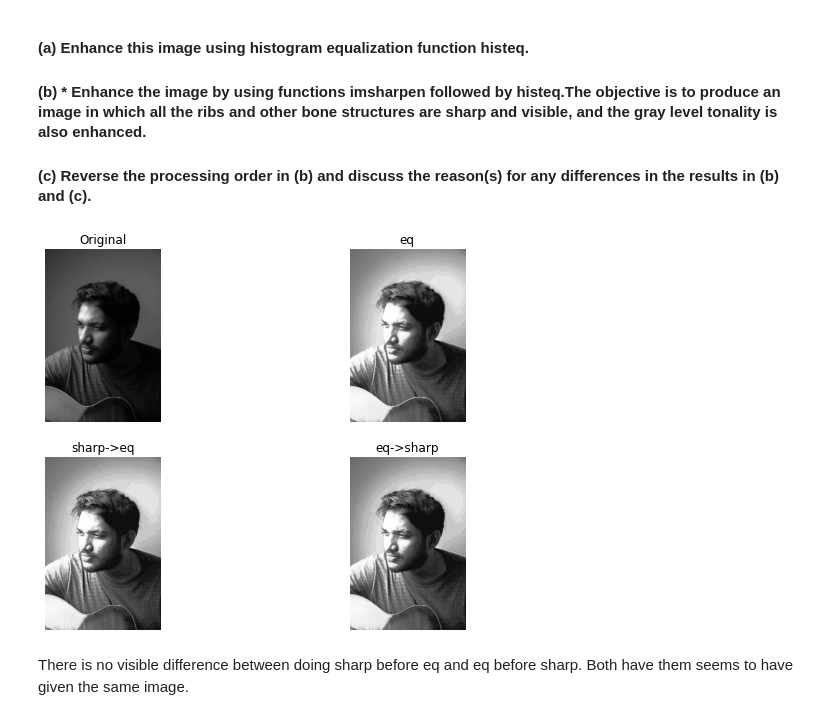
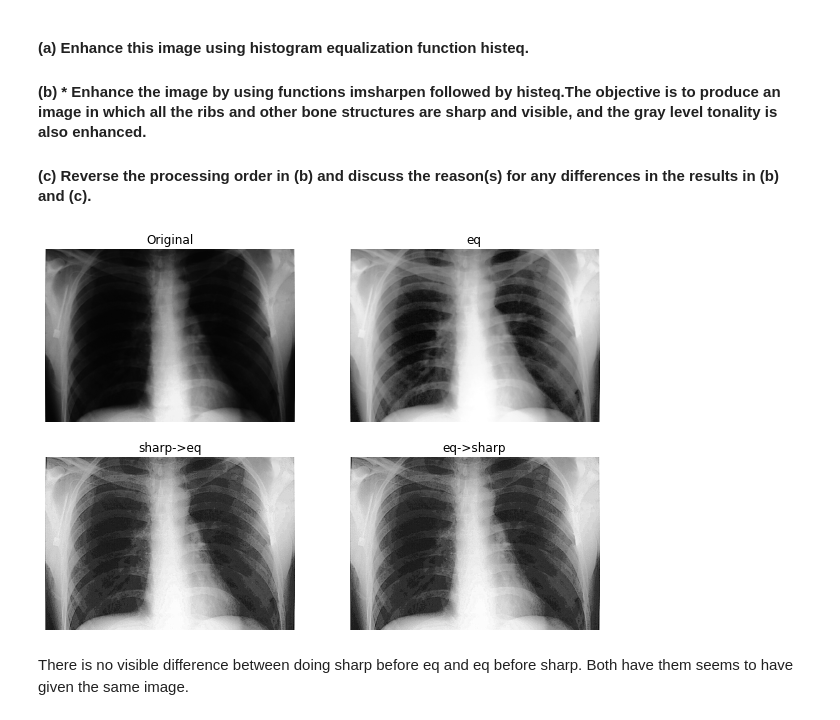
Before and after one commit to thinkGrow/cs420-image-processing, a Jupyter notebook: quiz1/quiz1_cs420_1721088.ipynb, the cells around one changed output. Cells and saved outputs as stored; diff of their text form; code cells hidden in the pictures.

```diff
--- a/quiz1/quiz1_cs420_1721088.ipynb
+++ b/quiz1/quiz1_cs420_1721088.ipynb
@@ -12,10 +12,11 @@ from skimage.io import imread, imsave
 from PIL import Image, ImageChops, ImageFilter, ImageOps
 # %%
 im1 = Image.open('chestXray-dark.tif')
+im1_x_cv = cv2.imread('chestXray-dark.tif',0)
 im = Image.open('rubait.jpg')
+im1_cv = cv2.imread('rubait.jpg',0)
 im1_np = np.asarray(im1)
 im1.save("chestXray-dark-jpg.jpg")
-im1_cv = cv2.imread('rubait.jpg',0)
 # %%
 imgplot = plt.imshow(im, 'gray')
 # %% [output]
@@ -240,7 +241,7 @@ plt.title("Inverse");
 #### (c) Reverse the processing order in (b) and discuss the reason(s) for any differences in the results in (b) and (c).
 # %%
 #equalizer
-im1_e = cv2.equalizeHist(im1_cv)
+im1_e = cv2.equalizeHist(im1_x_cv)
 # %%
 #equalize to sharpen
 kernel = np.array([[0, -1, 0],
@@ -253,7 +254,7 @@ im1_e_sh = cv2.filter2D(src=im1_e, ddepth=-1, kernel=kernel)
 kernel = np.array([[0, -1, 0],
                    [-1, 5,-1],
                    [0, -1, 0]])
-im1_sh = cv2.filter2D(src=im1_cv, ddepth=-1, kernel=kernel)
+im1_sh = cv2.filter2D(src=im1_x_cv, ddepth=-1, kernel=kernel)
 
 
 # img = cv2.imread('rubait.jpg',0)
@@ -276,7 +277,7 @@ columns = 2
 fig.add_subplot(rows, columns, 1)
 
 # showing image
-plt.imshow(im1_cv, "gray")
+plt.imshow(im1_x_cv, "gray")
 plt.axis('off')
 plt.title("Original")
 
@@ -285,34 +286,34 @@ fig.add_subplot(rows, columns, 2)
 
 # showing image
 plt.imshow(im1_e, "gray")
 plt.axis('off')
 plt.title("eq")
 
 # Adds a subplot at the 3rd position
 fig.add_subplot(rows, columns, 3)
 
 # showing image
 plt.imshow(im1_sh_e, "gray")
 plt.axis('off')
 plt.title("sharp->eq")
 
 # Adds a subplot at the 4th position
 fig.add_subplot(rows, columns, 4)
 
 # showing image
 plt.imshow(im1_sh_e,"gray")
 plt.axis('off')
 plt.title("eq->sharp");
 
 # # Adds a subplot at the 4th position
 # fig.add_subplot(rows, columns, 5)
 
 # # showing image
 # plt.imshow(im1_g4, "gray")
 # plt.axis('off')
 # plt.title("g=1.5")
 # %% [output]
-[figure, old version]
+[figure, new version]
 # %% [markdown]
 There is no visible difference between doing sharp before eq and eq before sharp. Both have them seems to have given the same image.
 # %% [markdown]
```
